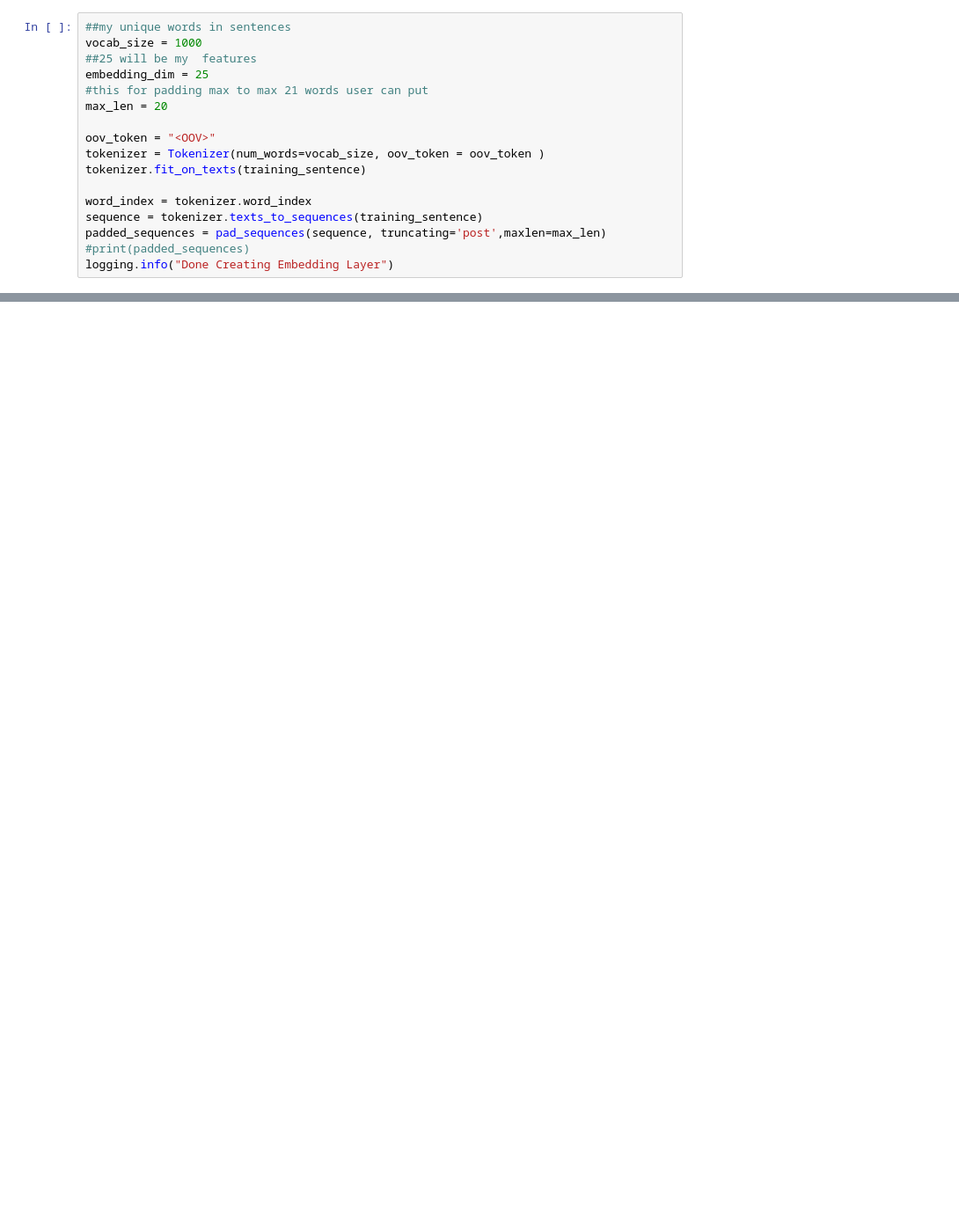
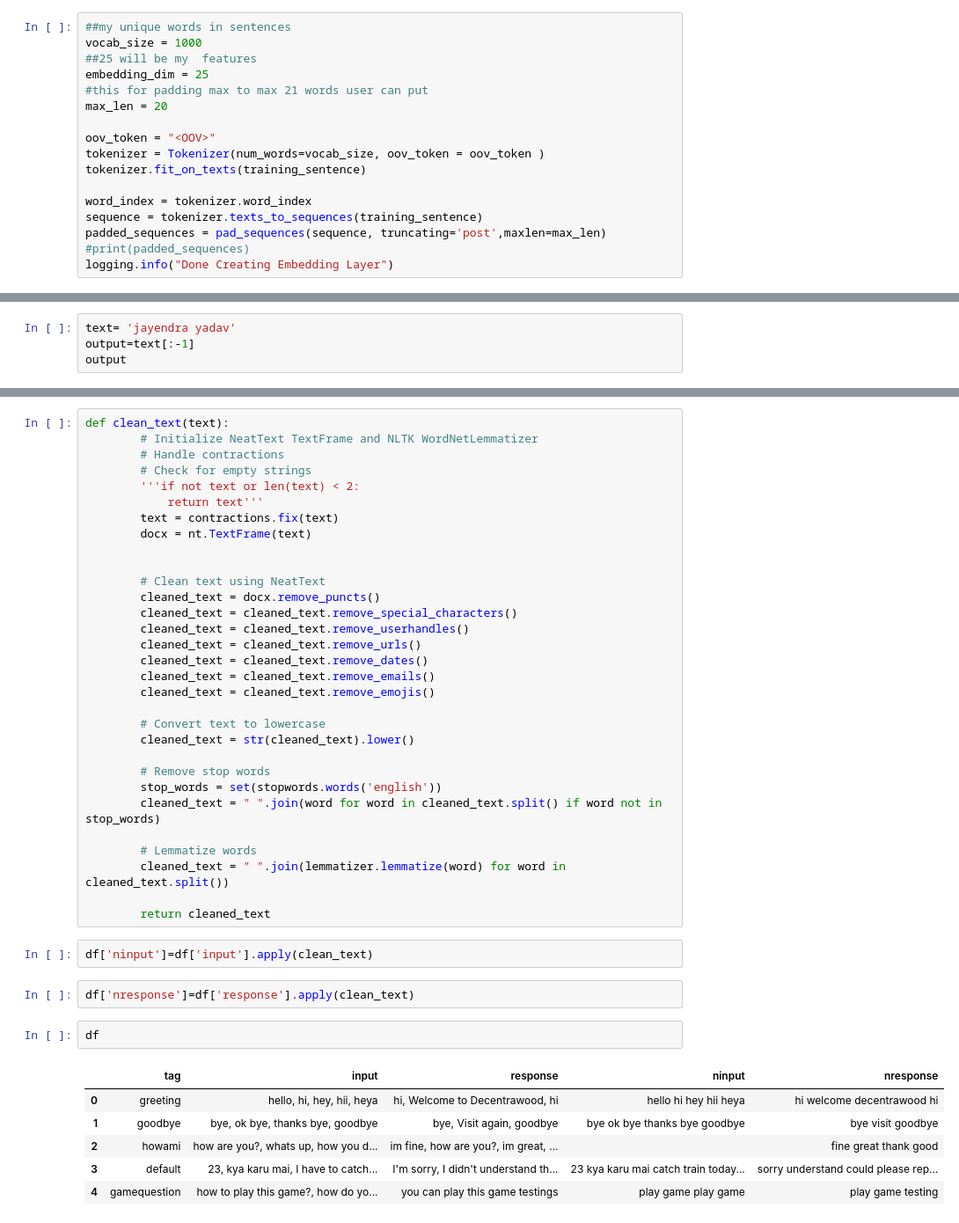
Before and after one commit to JigneshWaghela98/Chatbot, a Jupyter notebook: train.ipynb, the cells around one changed output, grey strips where cells are left out. Shown: that part at 88% size. Cells and saved outputs as stored; diff of their text form; blank space fills up the shorter version.

```diff
--- a/train.ipynb
+++ b/train.ipynb
@@ -135,3 +135,7 @@ Epoch 100/100
 WARNING:absl:You are saving your model as an HDF5 file via `model.save()` or `keras.saving.save_model(model)`. This file format is considered legacy. We recommend using instead the native Keras format ...
 Tokenizer saved to artifacts\tokenizer.pickle
 Label Encoder saved toartifacts\label_encoder.pickle
+# %%
+text= 'jayendra yadav'
+output=text[:-1]
+output
@@ -138,2 +200,46 @@ Label Encoder saved toartifacts\label_encoder.pickle
+# %%
+def clean_text(text):
+        # Initialize NeatText TextFrame and NLTK WordNetLemmatizer
+        # Handle contractions
+        # Check for empty strings
+        '''if not text or len(text) < 2:
+            return text'''
+        text = contractions.fix(text)
+        docx = nt.TextFrame(text)
+
+
+        # Clean text using NeatText
+        cleaned_text = docx.remove_puncts()
+        cleaned_text = cleaned_text.remove_special_characters()
+        cleaned_text = cleaned_text.remove_userhandles()
+        cleaned_text = cleaned_text.remove_urls()
+        cleaned_text = cleaned_text.remove_dates()
+        cleaned_text = cleaned_text.remove_emails()
+        cleaned_text = cleaned_text.remove_emojis()
+
+        # Convert text to lowercase
+        cleaned_text = str(cleaned_text).lower()
+
+        # Remove stop words
+        stop_words = set(stopwords.words('english'))
+        cleaned_text = " ".join(word for word in cleaned_text.split() if word not in stop_words)
+
+        # Lemmatize words
+        cleaned_text = " ".join(lemmatizer.lemmatize(word) for word in cleaned_text.split())
+
+        return cleaned_text
+# %%
+df['ninput']=df['input'].apply(clean_text)
+# %%
+df['nresponse']=df['response'].apply(clean_text)
+# %%
+df
+# %% [output]
+|  | tag | input | response | ninput | nresponse |
+| 0 | greeting | hello, hi, hey, hii, heya | hi, Welcome to Decentrawood, hi | hello hi hey hii heya | hi welcome decentrawood hi |
+| 1 | goodbye | bye, ok bye, thanks bye, goodbye | bye, Visit again, goodbye | bye ok bye thanks bye goodbye | bye visit goodbye |
+| 2 | howami | how are you?, whats up, how you d... | im fine, how are you?, im great, ... |  | fine great thank good |
+| 3 | default | 23, kya karu mai, I have to catch... | I'm sorry, I didn't understand th... | 23 kya karu mai catch train today... | sorry understand could please rep... |
+| 4 | gamequestion | how to play this game?, how do yo... | you can play this game testings | play game play game | play game testing |
 # %%
 # %% [output]
```
Also changed, not shown: parts of 7 cells of this notebook, 9 other files.
